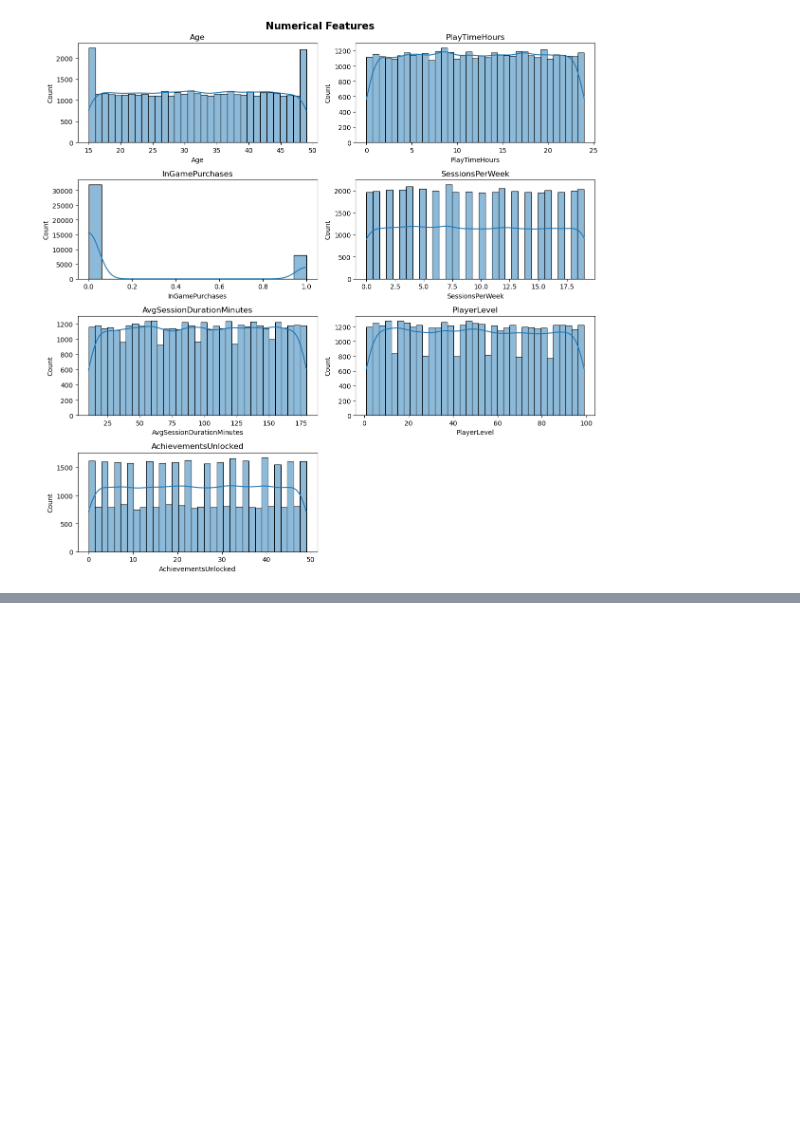
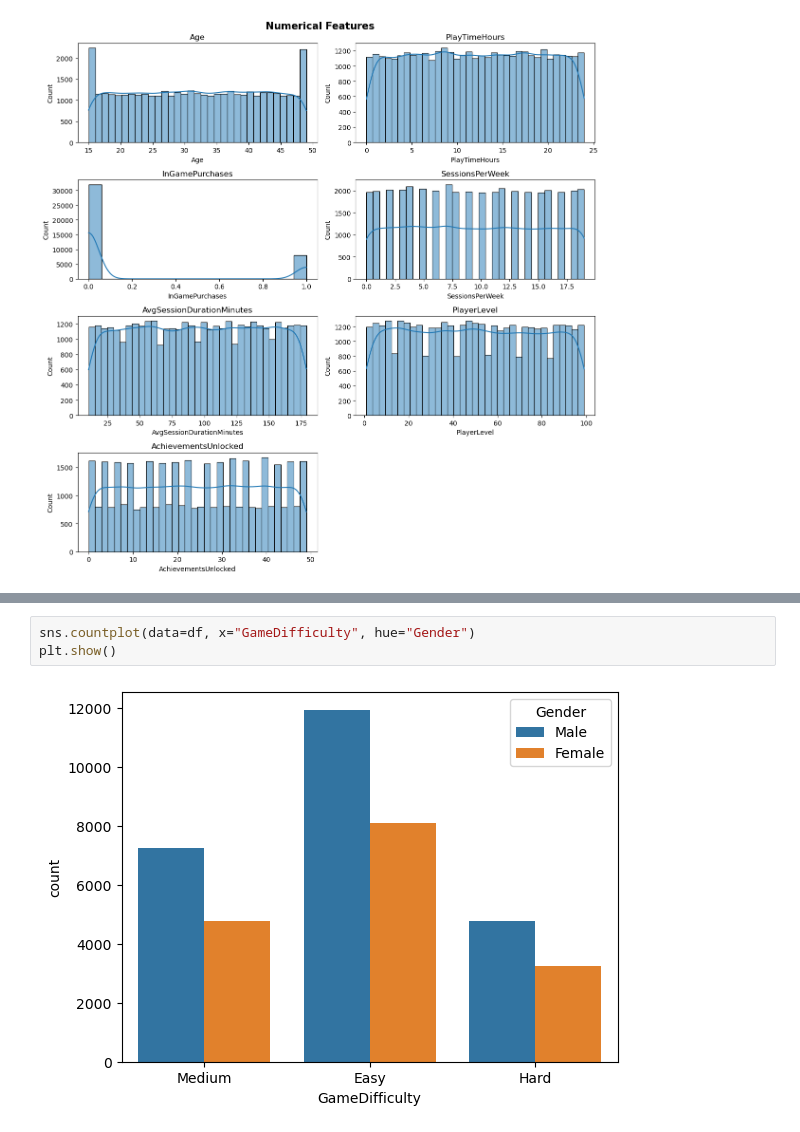
Before and after one commit to ayberkozcan/classification-exercises, a Jupyter notebook: Analyzing Gamer Behaviors/classification_gamer.ipynb, the cells around one changed output, grey strips where cells are left out. Cells and saved outputs as stored; diff of their text form; blank space fills up the shorter version.

```diff
--- a/Analyzing Gamer Behaviors/classification_gamer.ipynb
+++ b/Analyzing Gamer Behaviors/classification_gamer.ipynb
@@ -168,0 +188,5 @@ plt.show()
+# %%
+sns.countplot(data=df, x="GameDifficulty", hue="Gender")
+plt.show()
+# %% [output]
+[figure, added]
```
Also changed, not shown: parts of 2 cells of this notebook.
